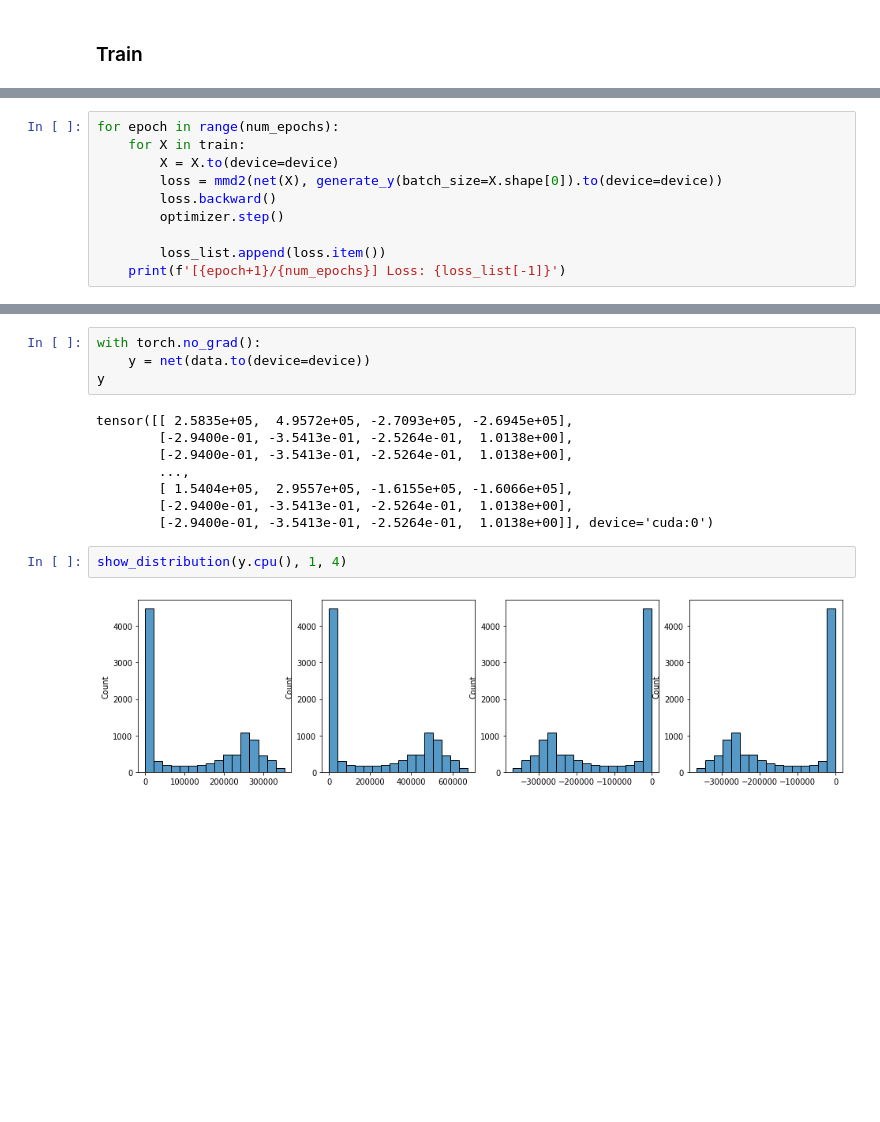
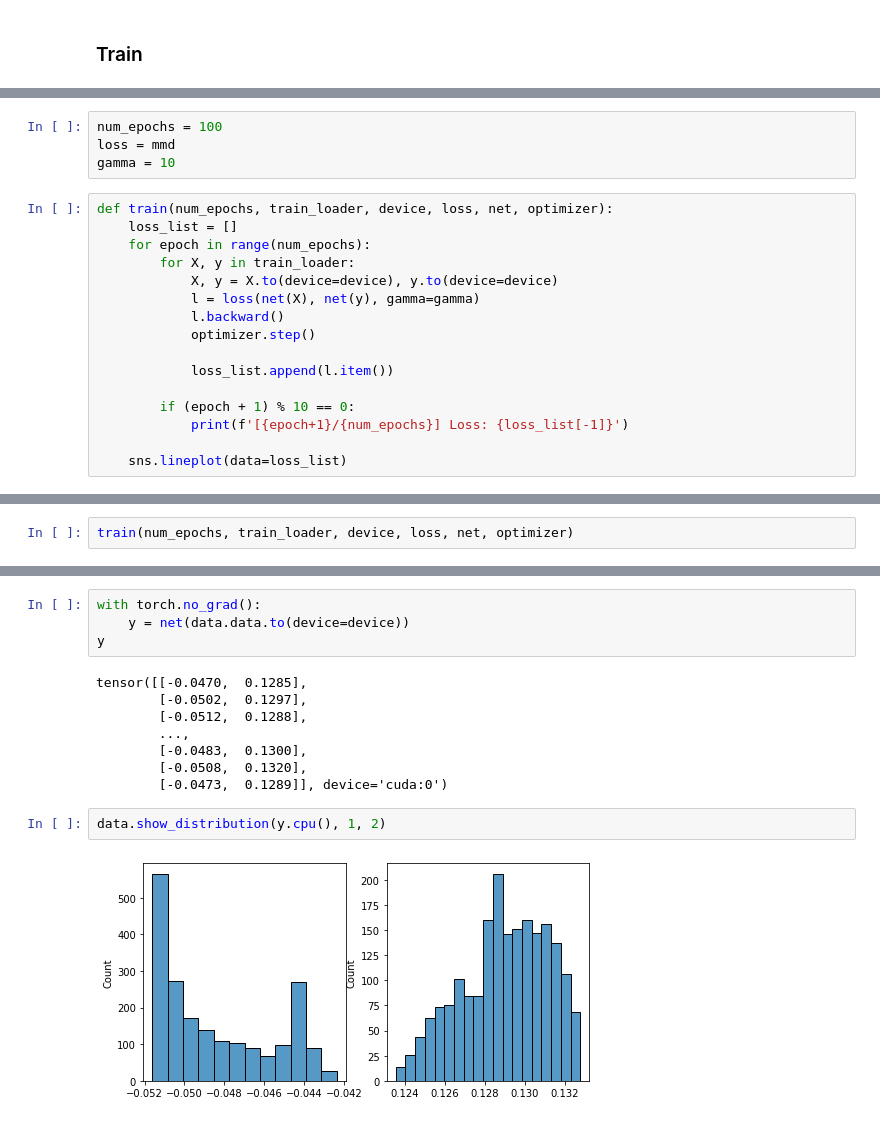
Before and after one commit to xxzWzxx/NICD, a Jupyter notebook: modules.ipynb, the cells around one changed output, grey strips where cells are left out. Drawn from its saved outputs; the diff is of its cells as text; blank space fills up the shorter version.

```diff
--- a/modules.ipynb
+++ b/modules.ipynb
@@ -141,10 +145,20 @@ loss_list = []
+# %%
+num_epochs = 100
+loss = mmd
+gamma = 10
 # %%
-for epoch in range(num_epochs):
-    for X in train:
-        X = X.to(device=device)
-        loss = mmd2(net(X), generate_y(batch_size=X.shape[0]).to(device=device))
-        loss.backward()
-        optimizer.step()
+def train(num_epochs, train_loader, device, loss, net, optimizer):
+    loss_list = []
+    for epoch in range(num_epochs):
+        for X, y in train_loader:
+            X, y = X.to(device=device), y.to(device=device)
+            l = loss(net(X), net(y), gamma=gamma)
+            l.backward()
+            optimizer.step()
 
-        loss_list.append(loss.item())
-    print(f'[{epoch+1}/{num_epochs}] Loss: {loss_list[-1]}')
+            loss_list.append(l.item())
+
+        if (epoch + 1) % 10 == 0:
+            print(f'[{epoch+1}/{num_epochs}] Loss: {loss_list[-1]}')
+
+    sns.lineplot(data=loss_list)
@@ -173,0 +165,2 @@ sns.lineplot(data=loss_list)
+# %%
+train(num_epochs, train_loader, device, loss, net, optimizer)
@@ -174,16 +179,16 @@ sns.lineplot(data=loss_list)
 # %%
 with torch.no_grad():
-    y = net(data.to(device=device))
+    y = net(data.data.to(device=device))
 y
 # %% [output]
-tensor([[ 2.5835e+05,  4.9572e+05, -2.7093e+05, -2.6945e+05],
-        [-2.9400e-01, -3.5413e-01, -2.5264e-01,  1.0138e+00],
-        [-2.9400e-01, -3.5413e-01, -2.5264e-01,  1.0138e+00],
+tensor([[-0.0470,  0.1285],
+        [-0.0502,  0.1297],
+        [-0.0512,  0.1288],
         ...,
-        [ 1.5404e+05,  2.9557e+05, -1.6155e+05, -1.6066e+05],
-        [-2.9400e-01, -3.5413e-01, -2.5264e-01,  1.0138e+00],
-        [-2.9400e-01, -3.5413e-01, -2.5264e-01,  1.0138e+00]], device='cuda:0')
+        [-0.0483,  0.1300],
+        [-0.0508,  0.1320],
+        [-0.0473,  0.1289]], device='cuda:0')
 # %%
-show_distribution(y.cpu(), 1, 4)
+data.show_distribution(y.cpu(), 1, 2)
 # %% [output]
-[figure, old version]
+[figure, new version]
```
Also changed, not shown: parts of 20 cells of this notebook, 2 other files.
